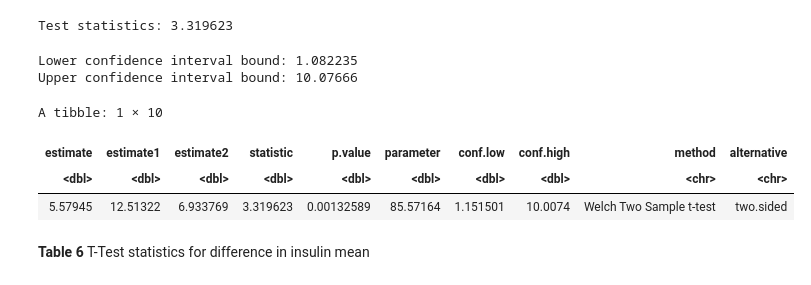
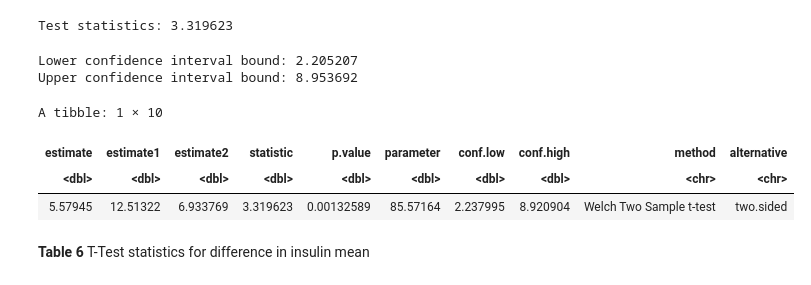
Before and after one commit to cpan0/breast-cancer-coimbra-dataset, a Jupyter notebook: final-report.ipynb, the cells around one changed output. Saved outputs shown, nothing was run; the diff lists cells and outputs as text; code cells hidden in the pictures.

```diff
--- a/final-report.ipynb
+++ b/final-report.ipynb
@@ -370,27 +359,27 @@ cat("Test statistics:", t_i)
 # %% [output]
 Test statistics: 3.319623
 # %%
-ci_insulin_a <- tibble(lower_ci = mean2_i - mean1_i + qt(0.005, df = n1_i-1) * sqrt(sd2_i^2/n2_i + sd1_i^2/n1_i),
-                        upper_ci = mean2_i - mean1_i + qt(0.995, df = n1_i-1) * sqrt(sd2_i^2/n2_i + sd1_i^2/n1_i))
+ci_insulin_a <- tibble(lower_ci = mean2_i - mean1_i - qt(0.975, df = n1_i-1) * sqrt(sd2_i^2/n2_i + sd1_i^2/n1_i),
+                        upper_ci = mean2_i - mean1_i + qt(0.975, df = n1_i-1) * sqrt(sd2_i^2/n2_i + sd1_i^2/n1_i))
 
 cat("Lower confidence interval bound:", ci_insulin_a$lower_ci, "\nUpper confidence interval bound:", ci_insulin_a$upper_ci)
 # %% [output]
-Lower confidence interval bound: 1.082235
-Upper confidence interval bound: 10.07666
+Lower confidence interval bound: 2.205207
+Upper confidence interval bound: 8.953692
 # %%
 Insulin_t.test <-
     tidy(
         t.test(x = cancer %>% filter(Classification == 2) %>% select(Insulin),
                y = cancer %>% filter(Classification == 1) %>% select(Insulin),
                alternative = "two.sided",
-               conf.level=0.99))
+               conf.level=0.95))
 
 Insulin_t.test
 # %% [output]
 A tibble: 1 × 10
 | estimate | estimate1 | estimate2 | statistic | p.value | parameter | conf.low | conf.high | method | alternative |
 | <dbl> | <dbl> | <dbl> | <dbl> | <dbl> | <dbl> | <dbl> | <dbl> | <chr> | <chr> |
-| 5.57945 | 12.51322 | 6.933769 | 3.319623 | 0.00132589 | 85.57164 | 1.151501 | 10.0074 | Welch Two Sample t-test | two.sided |
+| 5.57945 | 12.51322 | 6.933769 | 3.319623 | 0.00132589 | 85.57164 | 2.237995 | 8.920904 | Welch Two Sample t-test | two.sided |
 # %% [markdown]
 **Table 6** T-Test statistics for difference in insulin mean
 # %% [markdown]
```
Also changed, not shown: parts of 19 cells of this notebook.
